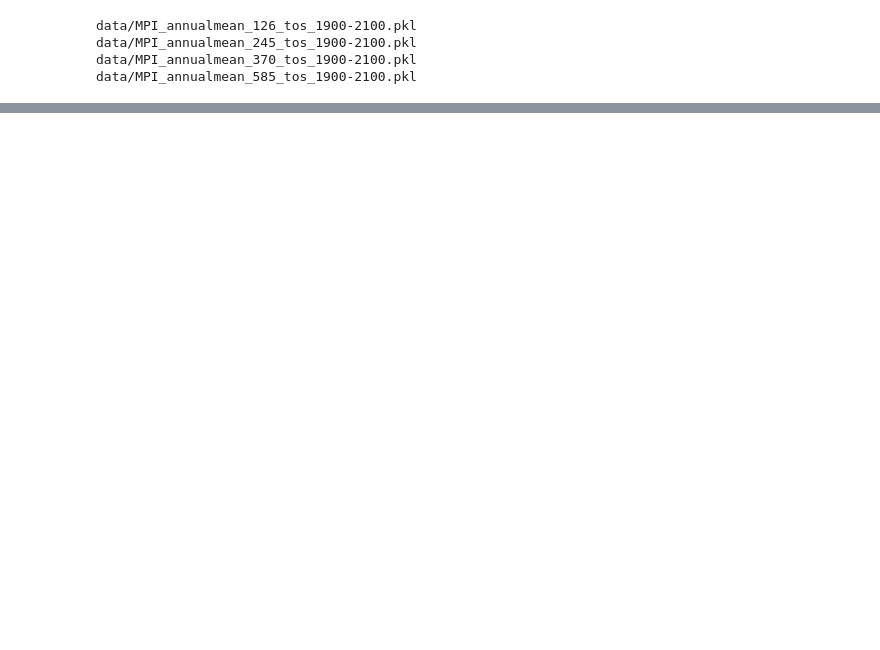
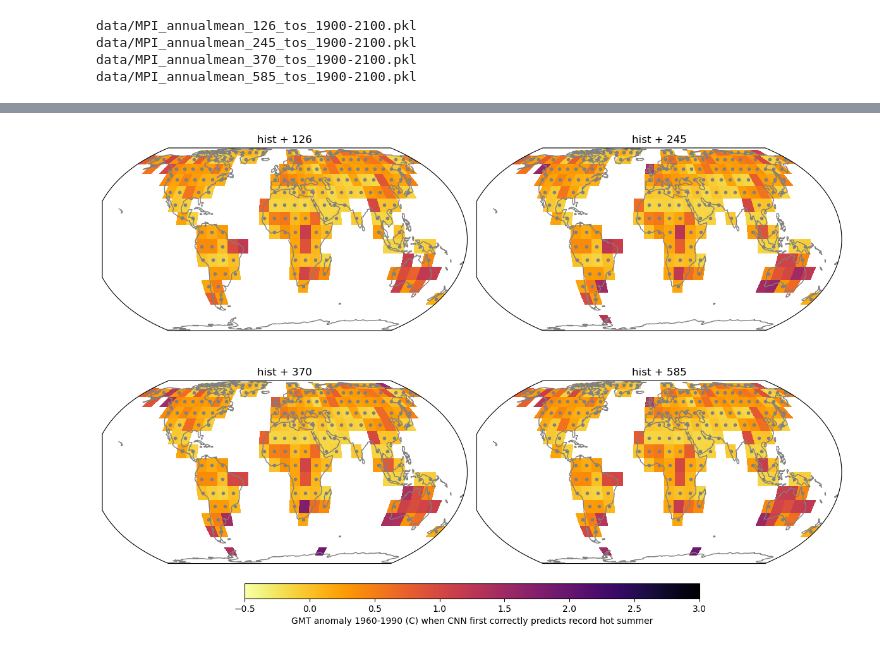
Before and after one commit to emily-gordy/predictability-emergence, a Jupyter notebook: FirstPredict.ipynb, the cells around one changed output, grey strips where cells are left out. Drawn from its saved outputs; the diff is of its cells as text; code cells hidden in the pictures; blank space fills up the shorter version.

```diff
--- a/FirstPredict.ipynb
+++ b/FirstPredict.ipynb
@@ -241 +485,32 @@ plt.tight_layout()
+# %%
+plt.figure(figsize=(12,8))
+
+lonmesh,latmesh = np.meshgrid(lonvec+5,latvec+5)
+
+for iplot in range(4):
+
+    gmt_first_correct_plop = np.concatenate((gmt_first_correct[[0]],gmt_first_correct[[iplot+1]]),axis=0)
+    gmt_first_correct_plot = np.nanmin(gmt_first_correct_plop,axis=0)
+
+    histmask = ~np.isnan(gmt_first_correct[0])
+    lonhist = lonmesh[histmask]
+    lathist = latmesh[histmask]
+
+    ax=plt.subplot(2,2,iplot+1,projection=ccrs.EqualEarth())
+    c1=ax.pcolormesh(lonvec+5,latvec+5,gmt_first_correct_plot,vmin=-0.5,vmax=3,cmap='inferno_r',transform=ccrs.PlateCarree())
+    ax.scatter(lonhist,lathist,color='gray',marker='.',transform=ccrs.PlateCarree())
+    plt.title("hist + " +ssplistplot[iplot+1])
+    ax.coastlines(color='gray')
+
+all_first_correct = np.nanmin(gmt_first_correct,axis=0)
+
+cax1 = plt.axes((0.2,0.02,0.6,0.03))
+cbar1 = plt.colorbar(c1,cax1,orientation='horizontal')
+cbar1.ax.set_xlabel('GMT anomaly 1960-1990 (C) when CNN first correctly predicts record hot summer')
+
+
+plt.tight_layout()
+plt.show()
+# %% [output]
+[figure, added]
 # %%
```
Also changed, not shown: parts of 22 cells of this notebook, 2 other files.
